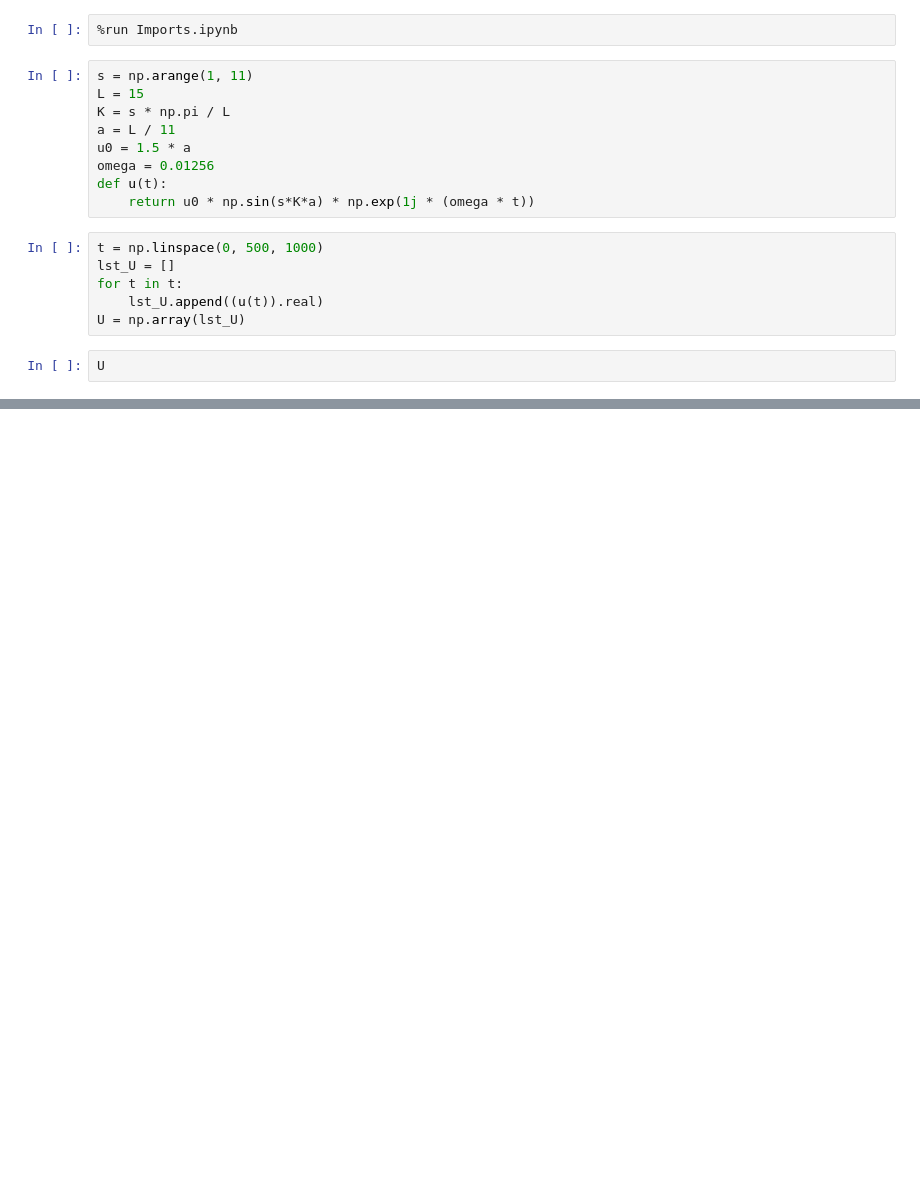
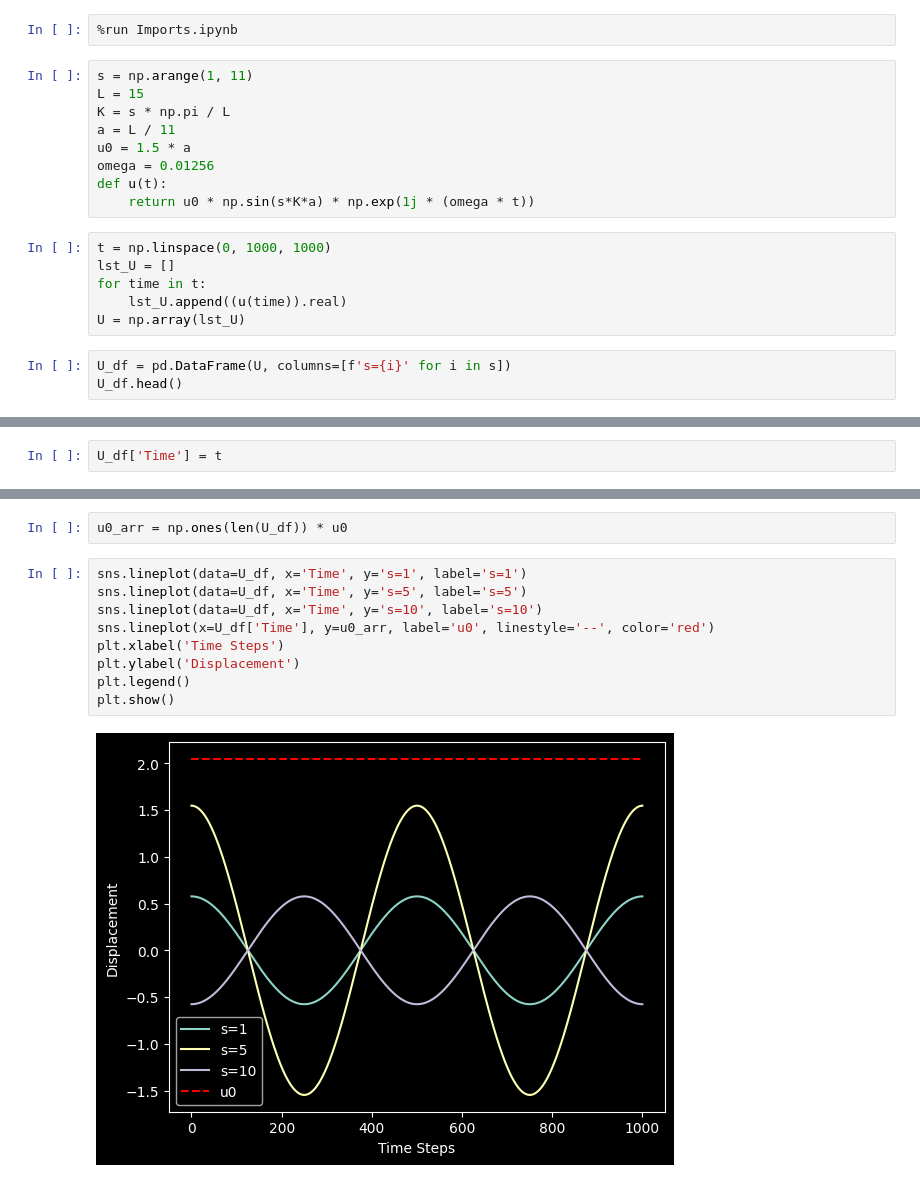
Before and after one commit to Ben-physics-dotcom/Solid_State_Physics_Equations, a Jupyter notebook: Notebooks/DOS.ipynb, the cells around one changed output, grey strips where cells are left out. Saved outputs shown, nothing was run; the diff lists cells and outputs as text; blank space fills up the shorter version.

Commit message:
plotting results

```diff
--- a/Notebooks/DOS.ipynb
+++ b/Notebooks/DOS.ipynb
@@ -12,11 +12,12 @@ omega = 0.01256
 def u(t):
     return u0 * np.sin(s*K*a) * np.exp(1j * (omega * t))
 # %%
-t = np.linspace(0, 500, 1000)
+t = np.linspace(0, 1000, 1000)
 lst_U = []
-for t in t:
-    lst_U.append((u(t)).real)
+for time in t:
+    lst_U.append((u(time)).real)
 U = np.array(lst_U)
 # %%
-U
+U_df = pd.DataFrame(U, columns=[f's={i}' for i in s])
+U_df.head()
 # %% [output]
@@ -35,0 +39,2 @@ array([[ 0.57627114,  1.8606109 ,  1.10585622, ..., -1.10585622,
+# %%
+U_df['Time'] = t
@@ -35,0 +50,13 @@ array([[ 0.57627114,  1.8606109 ,  1.10585622, ..., -1.10585622,
+# %%
+u0_arr = np.ones(len(U_df)) * u0
+# %%
+sns.lineplot(data=U_df, x='Time', y='s=1', label='s=1')
+sns.lineplot(data=U_df, x='Time', y='s=5', label='s=5')
+sns.lineplot(data=U_df, x='Time', y='s=10', label='s=10')
+sns.lineplot(x=U_df['Time'], y=u0_arr, label='u0', linestyle='--', color='red')
+plt.xlabel('Time Steps')
+plt.ylabel('Displacement')
+plt.legend()
+plt.show()
+# %% [output]
+[figure, added]
```
Also changed, not shown: parts of 7 cells of this notebook.
